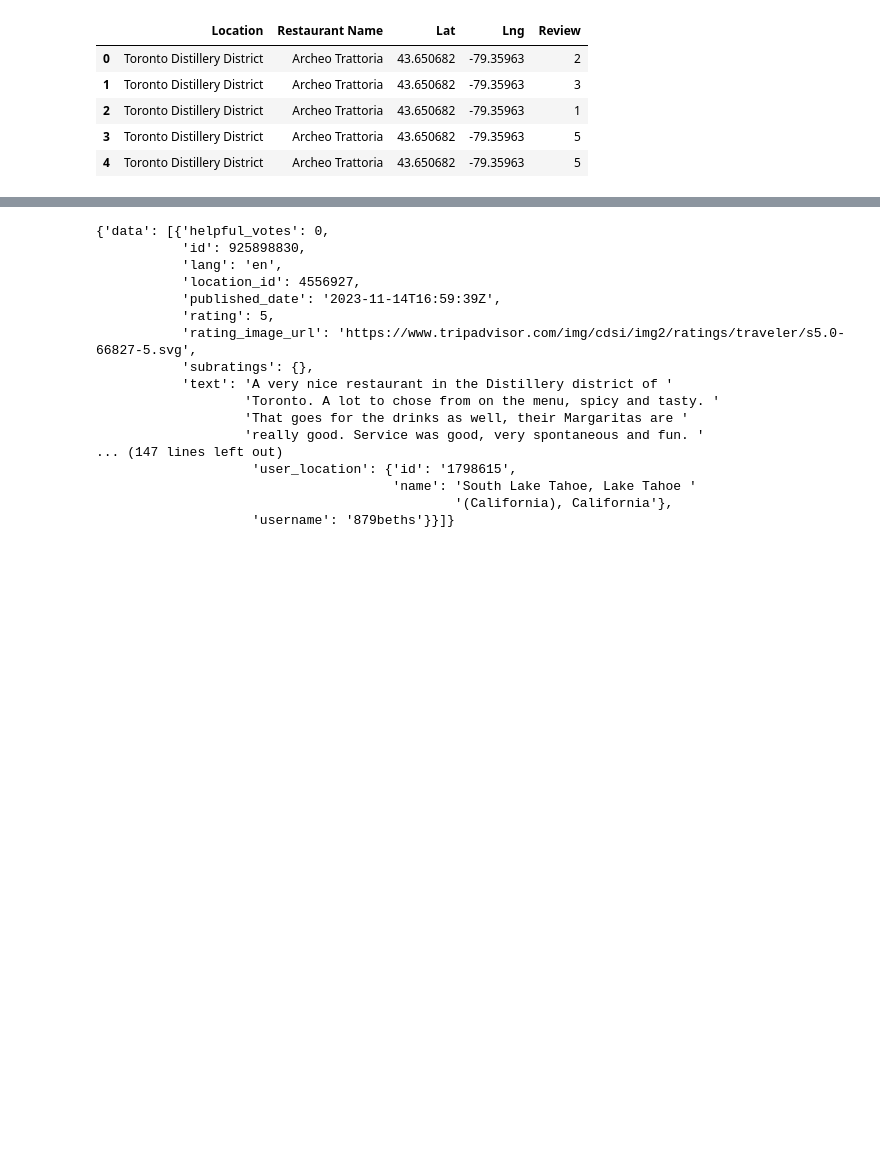
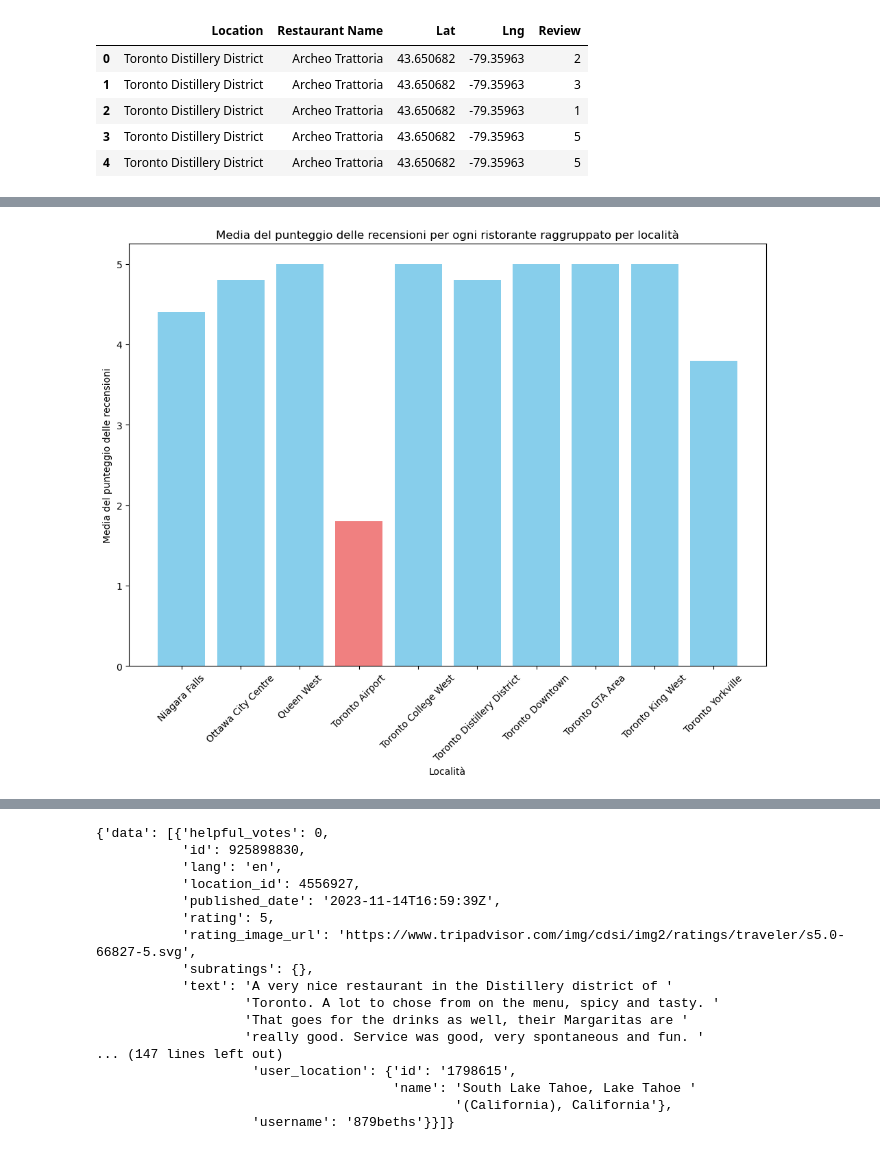
Before and after one commit to AleMori22/Project_1_repo, a Jupyter notebook: Alessandro Mori's Project 1.ipynb, the cells around one changed output, grey strips where cells are left out. Drawn from its saved outputs; the diff is of its cells as text; code cells hidden in the pictures; blank space fills up the shorter version.

```diff
--- a/Alessandro Mori's Project 1.ipynb
+++ b/Alessandro Mori's Project 1.ipynb
@@ -228,0 +188,22 @@ ON_df = Places_df[Places_df['province'] == 'ON']
+# %%
+
+Reviews_df = pd.read_csv('output_data/Reviews.csv')
+
+Districts_df = pd.read_csv('output_data/Districts.csv')
+
+#Reviews_df
+
+#Districts_df
+
+Plotting_df = Reviews_df.merge(Districts_df, on='Location', how='left')
+
+Plotting_df.columns = Plotting_df.columns.str.replace('_x', ' Restaurant').str.replace('_y', ' Location')
+
+Plotting_df = Plotting_df.drop('Restaurant ID', axis=1)
+
+average_reviews = Plotting_df.groupby('Restaurant Name')['Review'].mean().reset_index()
+
+Plotting_df = Plotting_df.merge(average_reviews, on='Restaurant Name', suffixes=('', '_average'))
+
+
+Plotting_df.head(30)
@@ -228,0 +245,17 @@ ON_df = Places_df[Places_df['province'] == 'ON']
+# %%
+# Calcola la media del punteggio delle recensioni per ogni ristorante raggruppato per località
+avg_reviews = Plotting_df.groupby(['Location', 'Restaurant Name'])['Review'].mean().reset_index()
+
+# Assegna un colore condizionale in base alla media del punteggio delle recensioni
+colors = ['skyblue' if x >= 3 else 'lightcoral' for x in avg_reviews['Review']]
+
+# Crea il grafico a barre con colori condizionali
+plt.figure(figsize=(12, 8))
+plt.bar(avg_reviews['Location'], avg_reviews['Review'], color=colors)
+plt.title('Media del punteggio delle recensioni per ogni ristorante raggruppato per località')
+plt.xlabel('Località')
+plt.ylabel('Media del punteggio delle recensioni')
+plt.xticks(rotation=45)
+plt.show()
+# %% [output]
+[figure, added]
```
Also changed, not shown: parts of 18 cells of this notebook.
